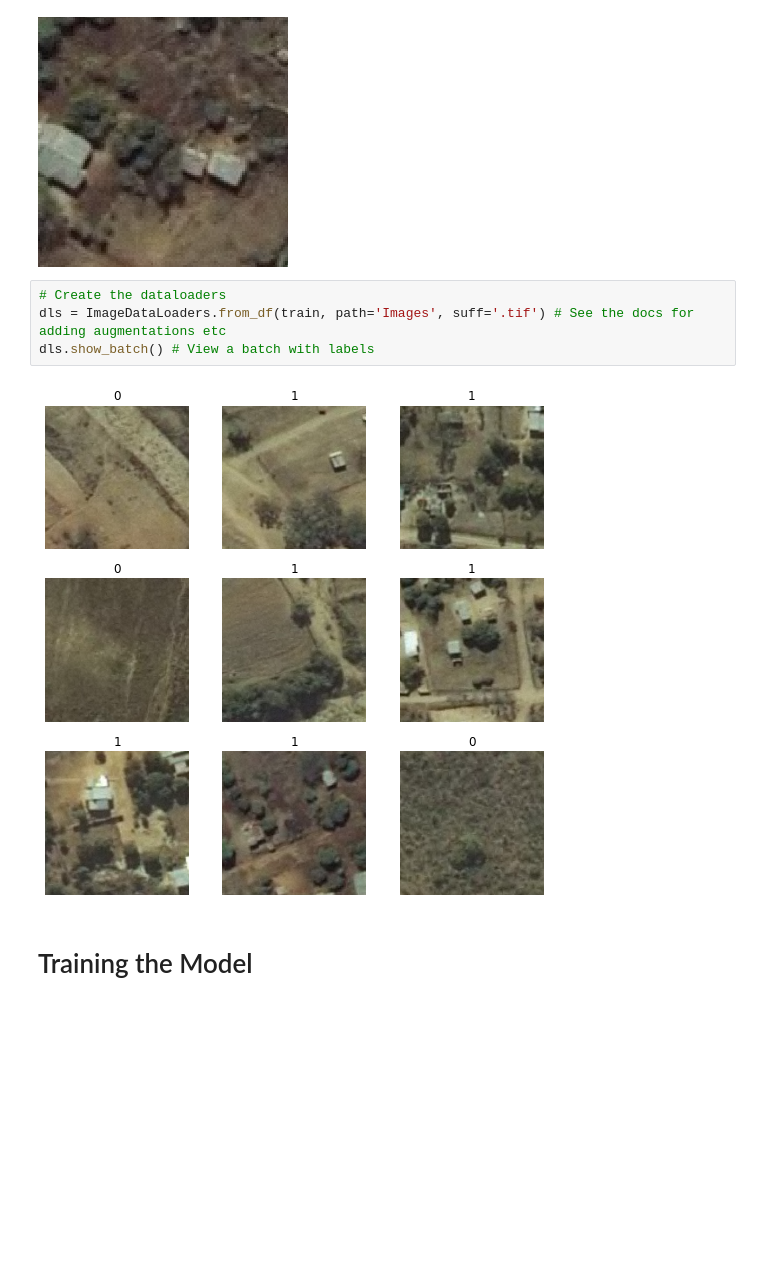
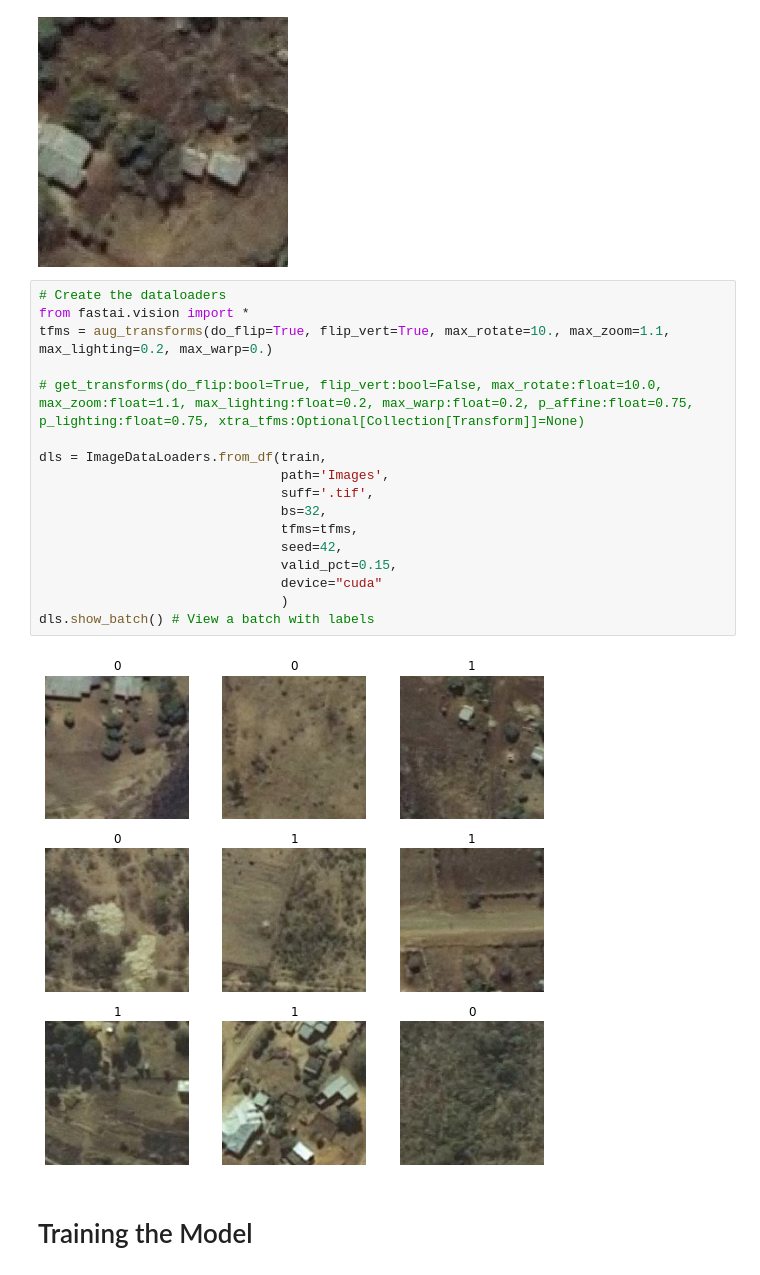
Before and after one commit to JONNY-ME/zindi-RSI, a Jupyter notebook: StarterNB_RoadSegment.ipynb, the cells around one changed output. Saved outputs shown, nothing was run; the diff lists cells and outputs as text; blank space fills up the shorter version.

```diff
--- a/StarterNB_RoadSegment.ipynb
+++ b/StarterNB_RoadSegment.ipynb
@@ -45,12 +45,25 @@ train.head()
 Image.open('Images/ID_0073qfb8.tif') # View one image and check the files are present
 # %% [output]
 [figure]
-# %%
-# Create the dataloaders
-dls = ImageDataLoaders.from_df(train, path='Images', suff='.tif') # See the docs for adding augmentations etc
-dls.show_batch() # View a batch with labels
-# %% [output]
-[figure, removed]
+# %%
+# Create the dataloaders
+from fastai.vision import *
+tfms = aug_transforms(do_flip=True, flip_vert=True, max_rotate=10., max_zoom=1.1, max_lighting=0.2, max_warp=0.)
+
+# get_transforms(do_flip:bool=True, flip_vert:bool=False, max_rotate:float=10.0, max_zoom:float=1.1, max_lighting:float=0.2, max_warp:float=0.2, p_affine:float=0.75, p_lighting:float=0.75, xtra_tfms:Optional[Collection[Transform]]=None)
+
+dls = ImageDataLoaders.from_df(train,
+                               path='Images',
+                               suff='.tif',
+                               bs=32,
+                               tfms=tfms,
+                               seed=42,
+                               valid_pct=0.15,
+                               device="cuda"
+                               )
+dls.show_batch() # View a batch with labels
+# %% [output]
+[figure, added]
 # %% [markdown]
 # Training the Model
 # %%
```
Also changed, not shown: parts of 5 cells of this notebook.
